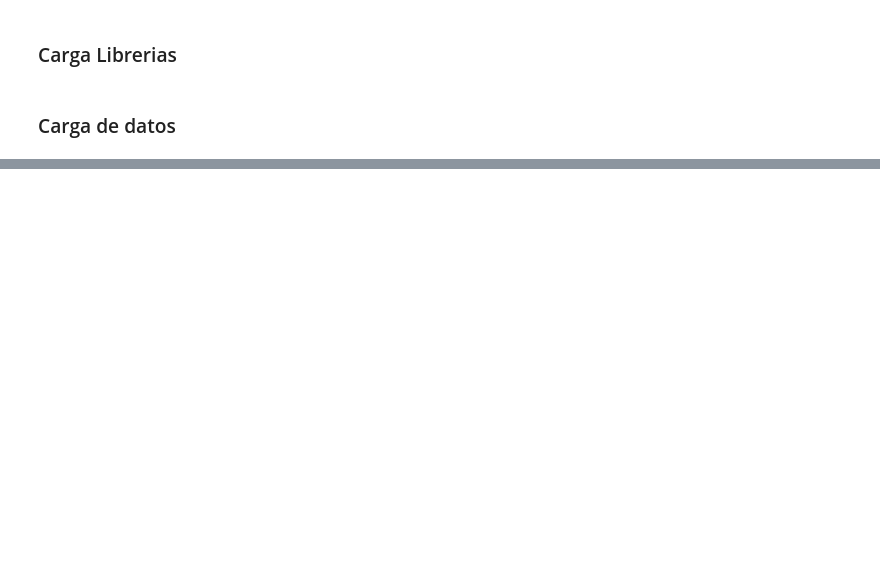
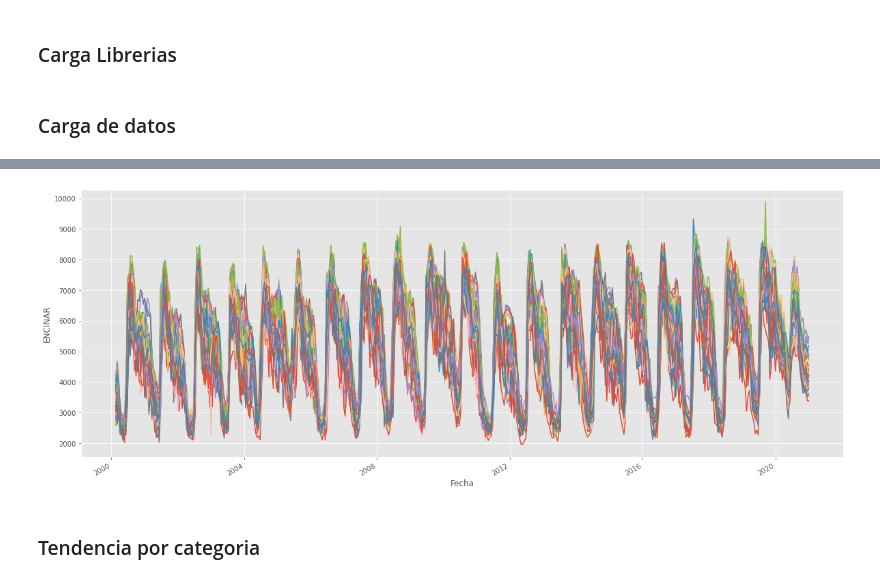
Before and after one commit to SamuelCortez2008/EDA_Estadistica, a Jupyter notebook: main_ndvi_fuera.ipynb, the cells around one changed output, grey strips where cells are left out. Cells and saved outputs as stored; diff of their text form; code cells hidden in the pictures; blank space fills up the shorter version.

```diff
--- a/main_ndvi_fuera.ipynb
+++ b/main_ndvi_fuera.ipynb
@@ -73,0 +298,15 @@ Name: 59, Length: 483, dtype: float64
+# %%
+ENCINAR_df_3.index = date_time
+# %%
+ax_trend = ENCINAR_df_3.plot(kind = 'line',
+                             subplots = False,
+                             sharex = True,
+                             figsize = (20,8),
+                             legend = False)
+ax_trend.set_xlabel('Fecha')
+ax_trend.set_ylabel('ENCINAR')
+plt.show()
+# %% [output]
+[figure, added]
+# %% [markdown]
+### Tendencia por categoria
```
Also changed, not shown: parts of 39 cells of this notebook.
